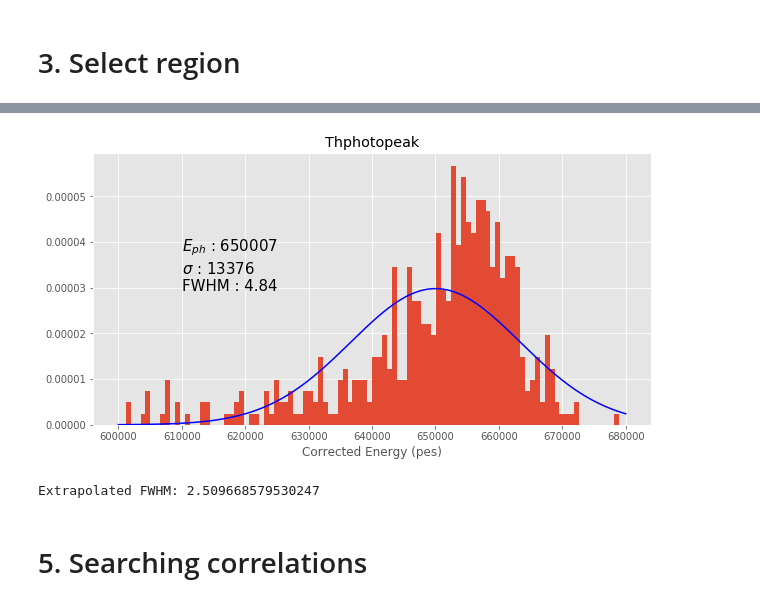
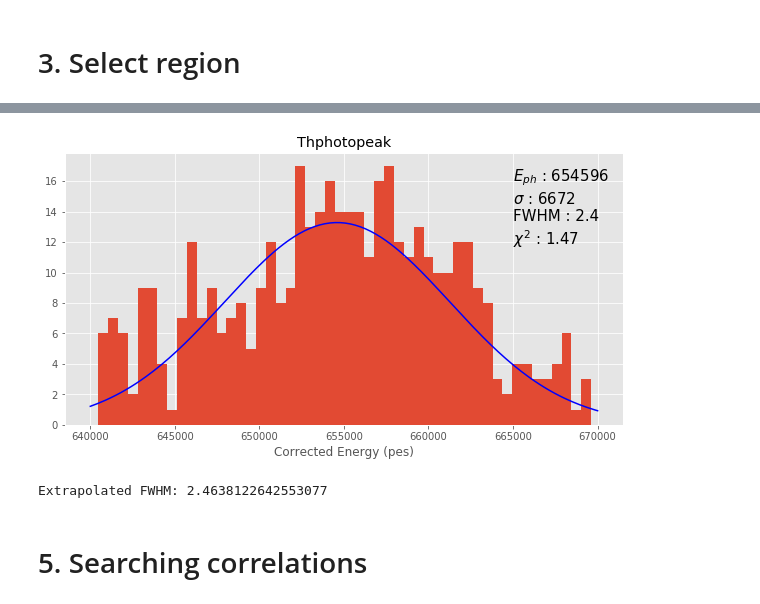
Before and after one commit to jahernando/CsThNB, a Jupyter notebook: temp/pmaps/Th_corrected_pmaps_analysis.ipynb, the cells around one changed output, grey strips where cells are left out. Cells and saved outputs as stored; diff of their text form; code cells hidden in the pictures.

```diff
--- a/temp/pmaps/Th_corrected_pmaps_analysis.ipynb
+++ b/temp/pmaps/Th_corrected_pmaps_analysis.ipynb
@@ -57,6 +57,6 @@ df = df[(df.e<Emax) & (df.e>Emin)]
 fig = plt.figure()
 ax = fig.add_subplot(111)
 
-ydata, xdata, __ = ax.hist(df['e'], bins=nbins, range = (Emin,Emax), density=True);
+ydata, xdata, __ = ax.hist(df['e'], bins=int(.5*nbins), range = (Emin,Emax));
 plt.xlabel('E (pes)', fontsize=12);
 # %% [output]
@@ -101,9 +69,0 @@ def jacobian(param, *E):
-# %%
-E = tuple(df['e'])
-
-#guess = [np.mean(df['e']), np.std(df['e']), np.max(ydata), -1]
-guess = [np.mean(df['e']), np.std(df['e'])]
-
-res = optimize.minimize(likelihood, guess, E, jac = jacobian,
-                        bounds = [(-np.inf, np.inf), (0, np.inf)])
-Eph, sig = res.x
@@ -124,25 +70,38 @@ res
+# %%
+def F(E, Eph, sig, A):
+    return A * np.e**(-(E-Eph)**2/(2*sig**2))
+
+def chisq(F, popt, xdata, ydata):
+    return np.sum((F(xdata, *popt)-ydata)**2/((len(xdata)-len(popt))*ydata))
+# %%
+xdata = np.array([(xdata[i+1] + xdata[i])/2 for i in range(0, len(xdata)-1)])
+
+guess = [np.mean(df['e']), np.std(df['e']), np.max(ydata)]
+popt, pcov = optimize.curve_fit(F, xdata, ydata, p0 = guess, sigma = np.sqrt(ydata))
+
+Eph, sig, A = popt[0], popt[1], popt[2]
 # %%
 fig = plt.figure()
 ax = fig.add_subplot(111)
 
-ax.hist(df['e'], bins=nbins, density=True);
+ax.hist(df['e'], bins=int(.5*nbins));
 E = np.linspace(Emin, Emax, 2*nbins);
-ax.plot(E, F(E, *res.x), color = 'b');
+ax.plot(E, F(E, *popt), color = 'b');
 
 t = (r"$E_{{ph}}$ : {}"     .format(int(Eph)) +
      "\n" + "$\sigma$ : {}" .format(int(sig))  +
-     "\n" + r"FWHM : {}"    .format(round(sig / Eph * 235, 2)))
-     #"\n" + r"$\chi^2$ : {}".format(round(chisq(F, popt, xdata, ydata),2)))
+     "\n" + r"FWHM : {}"    .format(round(sig / Eph * 235, 2)) +
+     "\n" + r"$\chi^2$ : {}".format(round(chisq(F, popt, xdata, ydata),2)))
 
-ax.text(610e3, 3e-5, s = t, fontsize = 15);
+ax.text(665e3, 12, s = t, fontsize = 15);
 ax.set_xlabel('Corrected Energy (pes)');
 ax.set_title('{}'.format(region));
 # %% [output]
-[figure, old version]
+[figure, new version]
 # %%
-print('Extrapolated FWHM:',sig/Eph * 235 * (662/2458)**.5)
+print('Extrapolated FWHM:',sig/Eph * 235 * (2600/2458)**.5)
 # %% [output]
-Extrapolated FWHM: 2.509668579530247
+Extrapolated FWHM: 2.4638122642553077
 # %% [markdown]
 # 5. Searching correlations
 # %% [markdown]
```
Also changed, not shown: parts of 18 cells of this notebook, 2 other files.
